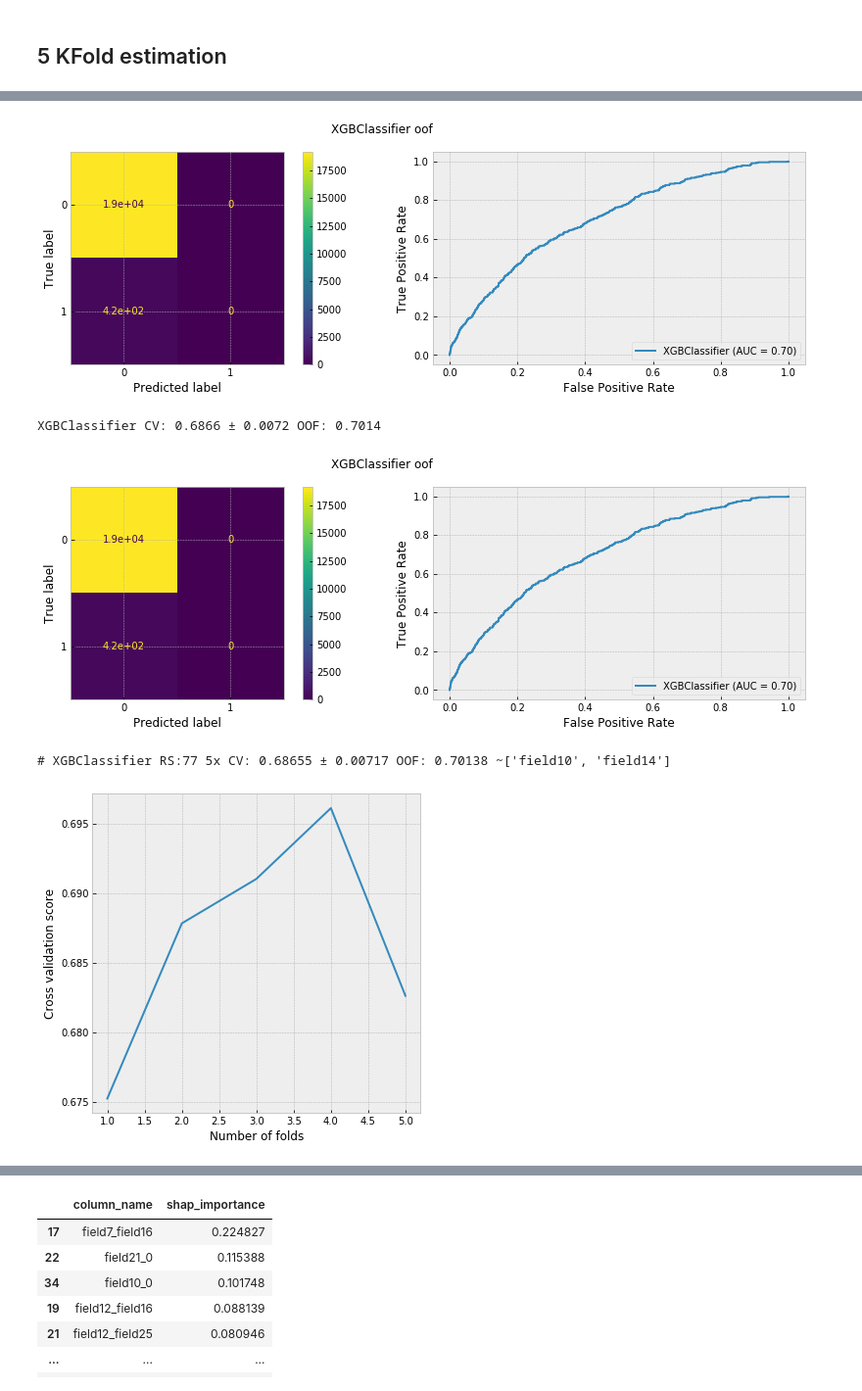
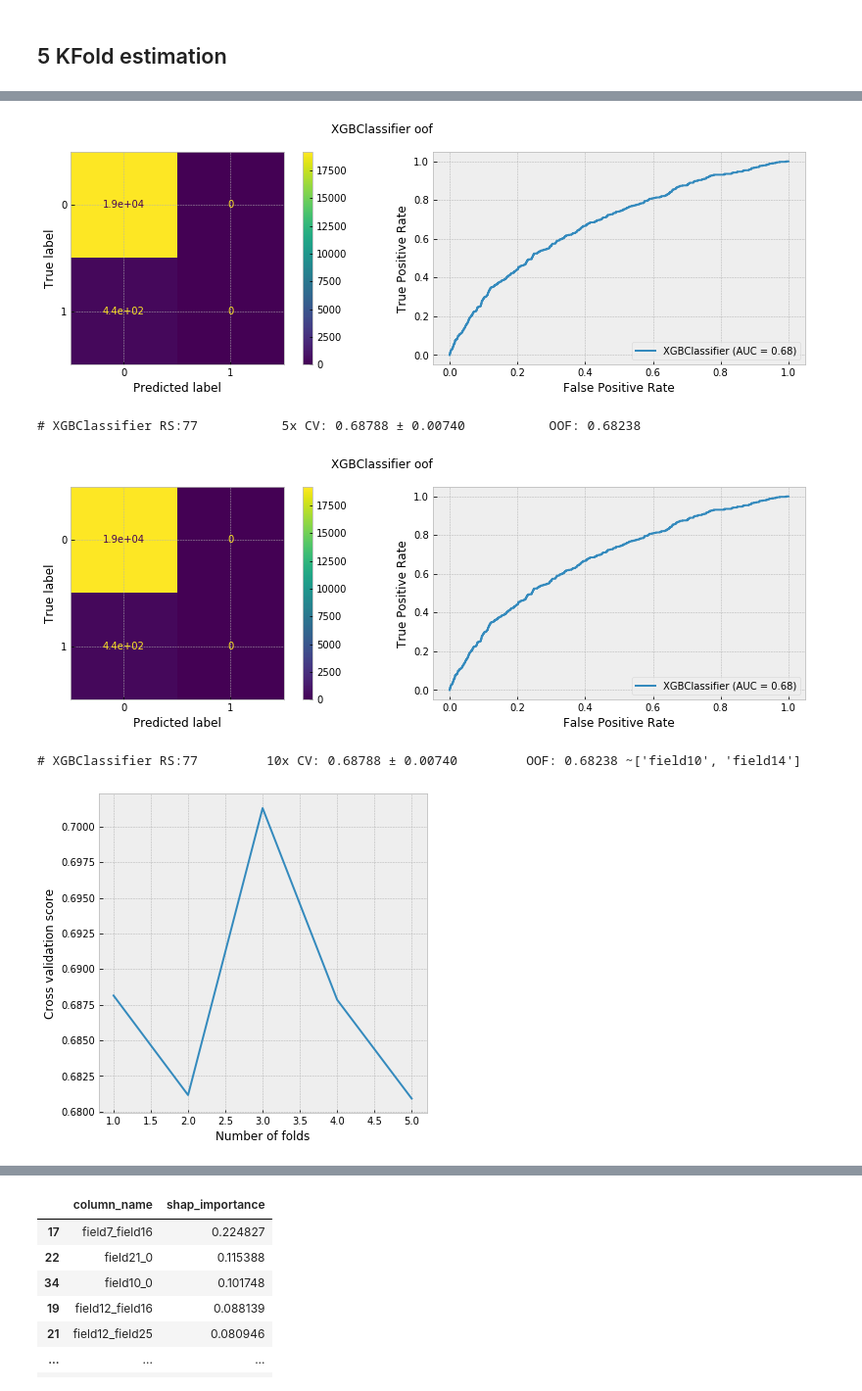
Before and after one commit to andygoosh/OneTwoTrip-Contest, a Jupyter notebook: workinprogress.ipynb, the cells around one changed output, grey strips where cells are left out. Shown at 98% size. Cells and saved outputs as stored; diff of their text form; code cells hidden in the pictures.

```diff
--- a/workinprogress.ipynb
+++ b/workinprogress.ipynb
@@ -664,8 +672,11 @@ def prepare_data( data ):
   #cols = ['field10', 'field14']
   #cols = ['field5', 'field20', 'field18', 'field27', 'field29', 'field10', 'field13']
   #cols = ['field5', 'field18', 'field20', 'field27', 'field29']
-  cols = ['field10', 'field14']
-  #cols = []
+  #cols = ['field10', 'field14']
+  #cols = ['field5', 'field20']
+  cols = []
+
+  #X = add_linear(X)
 
   return X.drop(cols, axis=1), y
 # %% [markdown]
@@ -809,11 +860,17 @@ for feature_list_index in skb.get_support(indices=True):
 # XGBClassifier RS:77 10x CV: 0.68658 ± 0.00903 OOF: 0.70523 ~['field10', 'field14']
 # XGBClassifier RS:77 10x CV: 0.68625 ± 0.00975 OOF: 0.70811 ~['field5', 'field20'] 0.67496 lb
 
-# XGBClassifier RS:77 5x CV: 0.68611 ± 0.00700 OOF: 0.70523 ~['field10', 'field14']
-# XGBClassifier RS:77 5x CV: 0.68655 ± 0.00717 OOF: 0.70138 ~['field10', 'field14']
+# XGBClassifier RS:77 10x CV: 0.68902 ± 0.01427 OOF: 0.68478 ~[]
+# XGBClassifier RS:77 10x CV: 0.68977 ± 0.01474 OOF: 0.68665 ~['field5', 'field20']
+# XGBClassifier RS:77 10x CV: 0.68882 ± 0.01386 OOF: 0.68944 ~['field5', 'field18', 'field20', 'field27', 'field29']
+# XGBClassifier RS:77 10x CV: 0.68943 ± 0.01546 OOF: 0.68858 ~['field20']
+# XGBClassifier RS:77 10x CV: 0.68898 ± 0.01480 OOF: 0.68791 ~['field20', 'field23']
+# XGBClassifier RS:77 10x CV: 0.68667 ± 0.01505 OOF: 0.68565 ~['field3', 'field4', 'field11', 'field19', 'field20', 'field23', 'field26', 'field27', 'field29']
+# XGBClassifier RS:77 10x CV: 0.68575 ± 0.01453 OOF: 0.68365 ~['field3', 'field4', 'field9', 'field11', 'field19', 'field20', 'field23', 'field26', 'field27', 'field29']
+# XGBClassifier RS:77 10x CV: 0.68275 ± 0.01404 OOF: 0.68180 ~['field2', 'field3', 'field4', 'field9', 'field11', 'field18', 'field19', 'field20', 'field23', 'field26', 'field27', 'field28', 'field29']
 
 X, y = prepare_data(df_train)
-n_folds = 5
+n_folds = 10
 
 skf = StratifiedKFold(n_splits=n_folds, shuffle=True, random_state=RS)
 model = XGBClassifier(**get_best_params_xgbc())
@@ -824,17 +881,12 @@ model.fit(X, y,
         early_stopping_rounds=200,
         verbose=False,
         eval_metric = 'auc',
-        #sample_weight=w_array,
         )
 
 # estimate OOF
 oof = oof_estimate_plot(model)
 print(f'# {type(model).__name__} RS:{RS} {n_folds}x CV: {np.mean(scores):.5f} ± {np.std(scores):.5f} OOF: {oof:.5f} ~{[x for x in FTS if x not in X.columns]}')
-# plot CV scores
-plt.figure()
-plt.xlabel('Number of folds')
-plt.ylabel('Cross validation score')
-plt.plot(range(1, len(scores) + 1), scores)
-plt.show()
+
+plot_cv_scores(scores)
 # %% [output]
 [Parallel(n_jobs=-1)]: Using backend LokyBackend with 2 concurrent workers.
@@ -847,42 +899,43 @@ Wall time: 33.4 s
 # %%
 # baseline: 0.6909 ± 0.0085.
 # XGBClassifier CV: 0.6885 ± 0.0078 OOF: 0.6852 - baseline
 # XGBClassifier CV: 0.6890 ± 0.0083 OOF: 0.6871 - ~['field5', 'field20']
 # XGBClassifier CV: 0.6884 ± 0.0090 OOF: 0.6878 - ~['field8', 'field10', 'field17']
+
+# XGBClassifier RS:77 5x CV: 0.68655 ± 0.00717 OOF: 0.70138 ~['field10', 'field14']
+
 
 %%time
 X, y = prepare_data(df_train)
 
 
 try:
   if len(models) > 0:
     for m in models: del m
     models = []
 except:
   pass
 
 scores, models, neighbs, polies = fit_estimate(X, y,
         #lambda: skl.ensemble.BaggingClassifier(XGBClassifier(**get_best_params_xgbc()), n_estimators=10, random_state=RS, oob_score=True),
         lambda: XGBClassifier(**get_best_params_xgbc()),
         n_folds=5, degree=0, n_neighbors=0) #, plot=True)
 
 model = models[np.argmax(scores)]
 #neigh = neighbs[np.argmax(scores)]
 
 # estimate OOF
 oof = oof_estimate_plot(model)
-print(f'# {type(model).__name__} RS:{RS} {n_folds}x CV: {np.mean(scores):.5f} ± {np.std(scores):.5f} OOF: {oof:.5f} ~{[x for x in FTS if x not in X.columns]}')
-# plot CV scores
-plt.figure()
-plt.xlabel('Number of folds')
-plt.ylabel('Cross validation score')
-plt.plot(range(1, len(scores) + 1), scores)
-plt.show()
+print(f'# {type(model).__name__} RS:{RS} \
+        {n_folds}x CV: {np.mean(scores):.5f} ± {np.std(scores):.5f} \
+        OOF: {oof:.5f} ~{[x for x in FTS if x not in X.columns]}')
+
+plot_cv_scores(scores)
 
 del X
 # %% [output]
-[figure, old version]
+[figure, new version]
-XGBClassifier CV: 0.6866 ± 0.0072 OOF: 0.7014
+# XGBClassifier RS:77           5x CV: 0.68788 ± 0.00740           OOF: 0.68238
-[figure, old version]
+[figure, new version]
-# XGBClassifier RS:77 5x CV: 0.68655 ± 0.00717 OOF: 0.70138 ~['field10', 'field14']
+# XGBClassifier RS:77         10x CV: 0.68788 ± 0.00740         OOF: 0.68238 ~['field10', 'field14']
-[figure, old version]
+[figure, new version]
```
Also changed, not shown: parts of 15 cells of this notebook.
